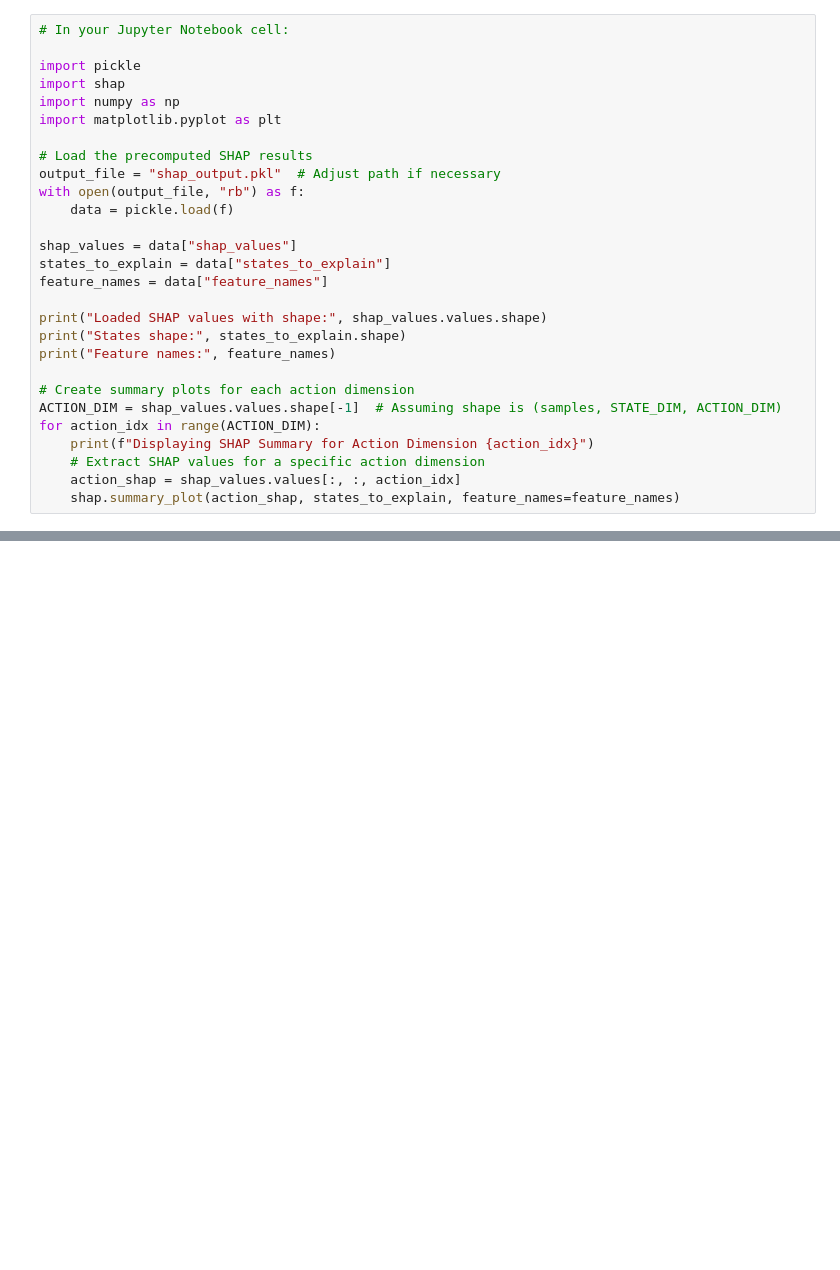
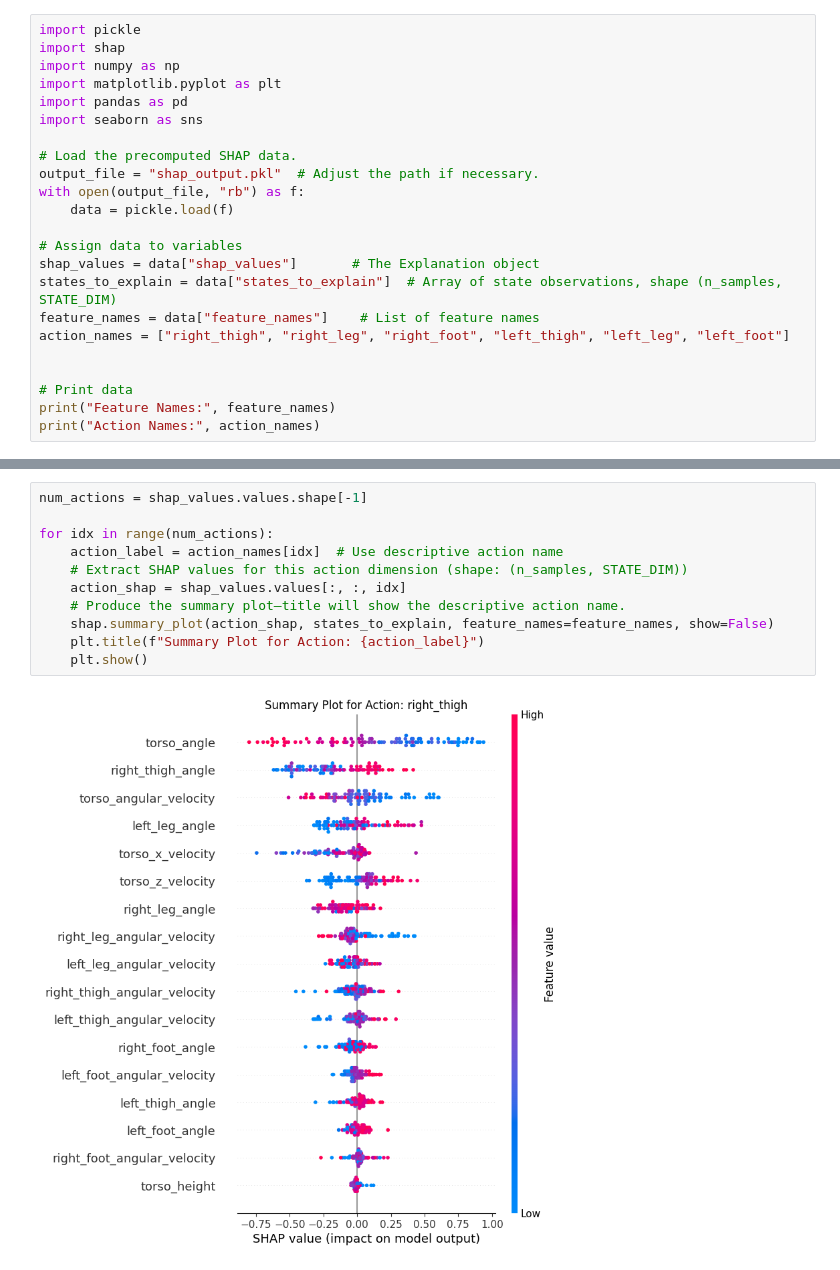
Before and after one commit to rl-squad/atdp_walker, a Jupyter notebook: SHAP/shap_vis.ipynb, the cells around one changed output, grey strips where cells are left out. Saved outputs shown, nothing was run; the diff lists cells and outputs as text; blank space fills up the shorter version.

Commit message:
Added extra explanatory plots and info, cleaned up code

```diff
--- a/SHAP/shap_vis.ipynb
+++ b/SHAP/shap_vis.ipynb
@@ -1,29 +3,24 @@
 # %%
-# In your Jupyter Notebook cell:
-
 import pickle
 import shap
 import numpy as np
 import matplotlib.pyplot as plt
+import pandas as pd
+import seaborn as sns
 
-# Load the precomputed SHAP results
-output_file = "shap_output.pkl"  # Adjust path if necessary
+# Load the precomputed SHAP data.
+output_file = "shap_output.pkl"  # Adjust the path if necessary.
 with open(output_file, "rb") as f:
     data = pickle.load(f)
 
-shap_values = data["shap_values"]
-states_to_explain = data["states_to_explain"]
-feature_names = data["feature_names"]
+# Assign data to variables
+shap_values = data["shap_values"]       # The Explanation object
+states_to_explain = data["states_to_explain"]  # Array of state observations, shape (n_samples, STATE_DIM)
+feature_names = data["feature_names"]    # List of feature names
+action_names = ["right_thigh", "right_leg", "right_foot", "left_thigh", "left_leg", "left_foot"]
 
-print("Loaded SHAP values with shape:", shap_values.values.shape)
-print("States shape:", states_to_explain.shape)
-print("Feature names:", feature_names)
 
-# Create summary plots for each action dimension
-ACTION_DIM = shap_values.values.shape[-1]  # Assuming shape is (samples, STATE_DIM, ACTION_DIM)
-for action_idx in range(ACTION_DIM):
-    print(f"Displaying SHAP Summary for Action Dimension {action_idx}")
-    # Extract SHAP values for a specific action dimension
-    action_shap = shap_values.values[:, :, action_idx]
-    shap.summary_plot(action_shap, states_to_explain, feature_names=feature_names)
+# Print data
+print("Feature Names:", feature_names)
+print("Action Names:", action_names)
 # %% [output]
@@ -44,0 +41,13 @@ Displaying SHAP Summary for Action Dimension 5
+# %%
+num_actions = shap_values.values.shape[-1]
+
+for idx in range(num_actions):
+    action_label = action_names[idx]  # Use descriptive action name
+    # Extract SHAP values for this action dimension (shape: (n_samples, STATE_DIM))
+    action_shap = shap_values.values[:, :, idx]
+    # Produce the summary plot—title will show the descriptive action name.
+    shap.summary_plot(action_shap, states_to_explain, feature_names=feature_names, show=False)
+    plt.title(f"Summary Plot for Action: {action_label}")
+    plt.show()
+# %% [output]
+[figure, added]
```
Also changed, not shown: parts of 10 cells of this notebook, 4 other files.
